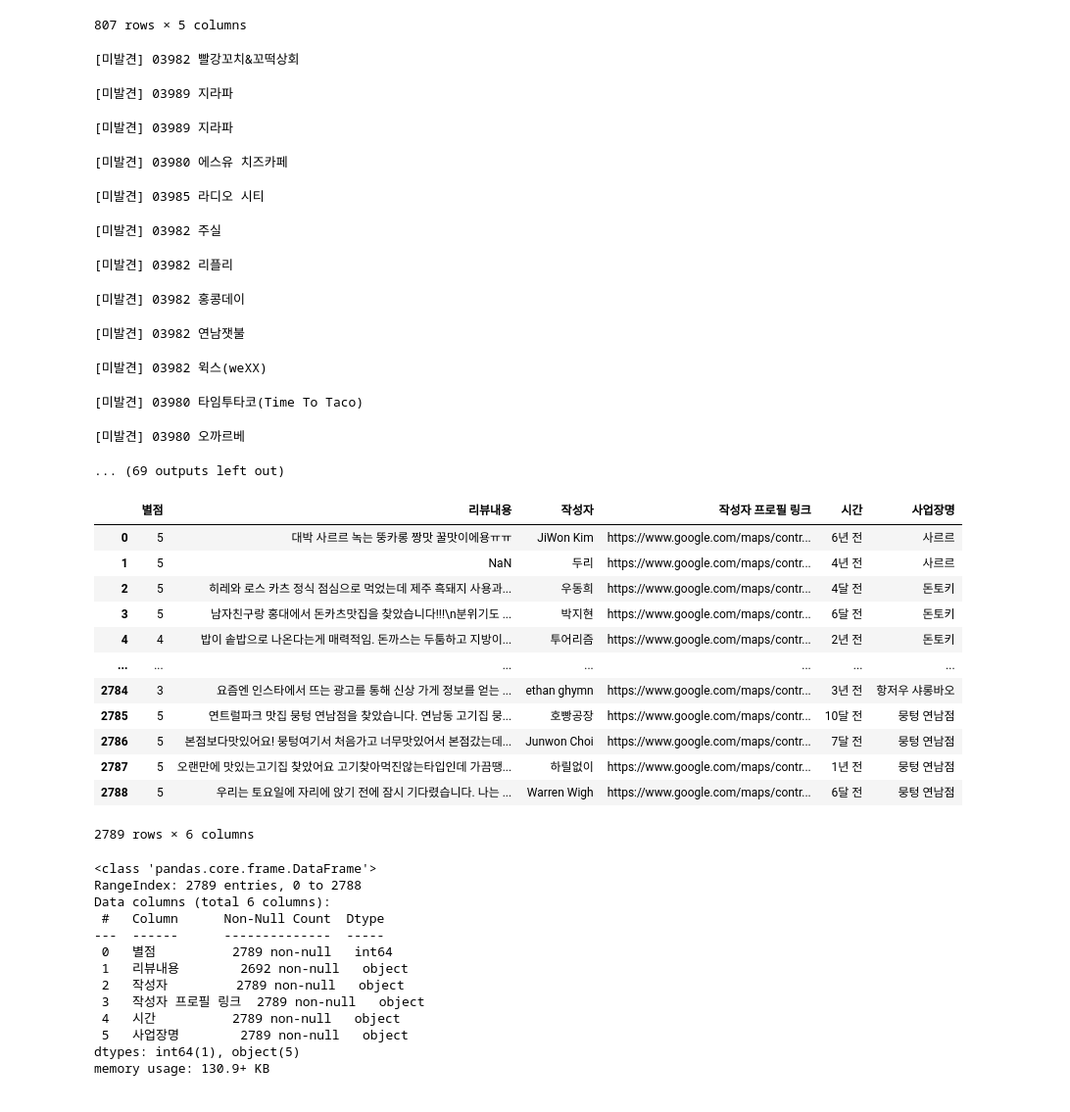
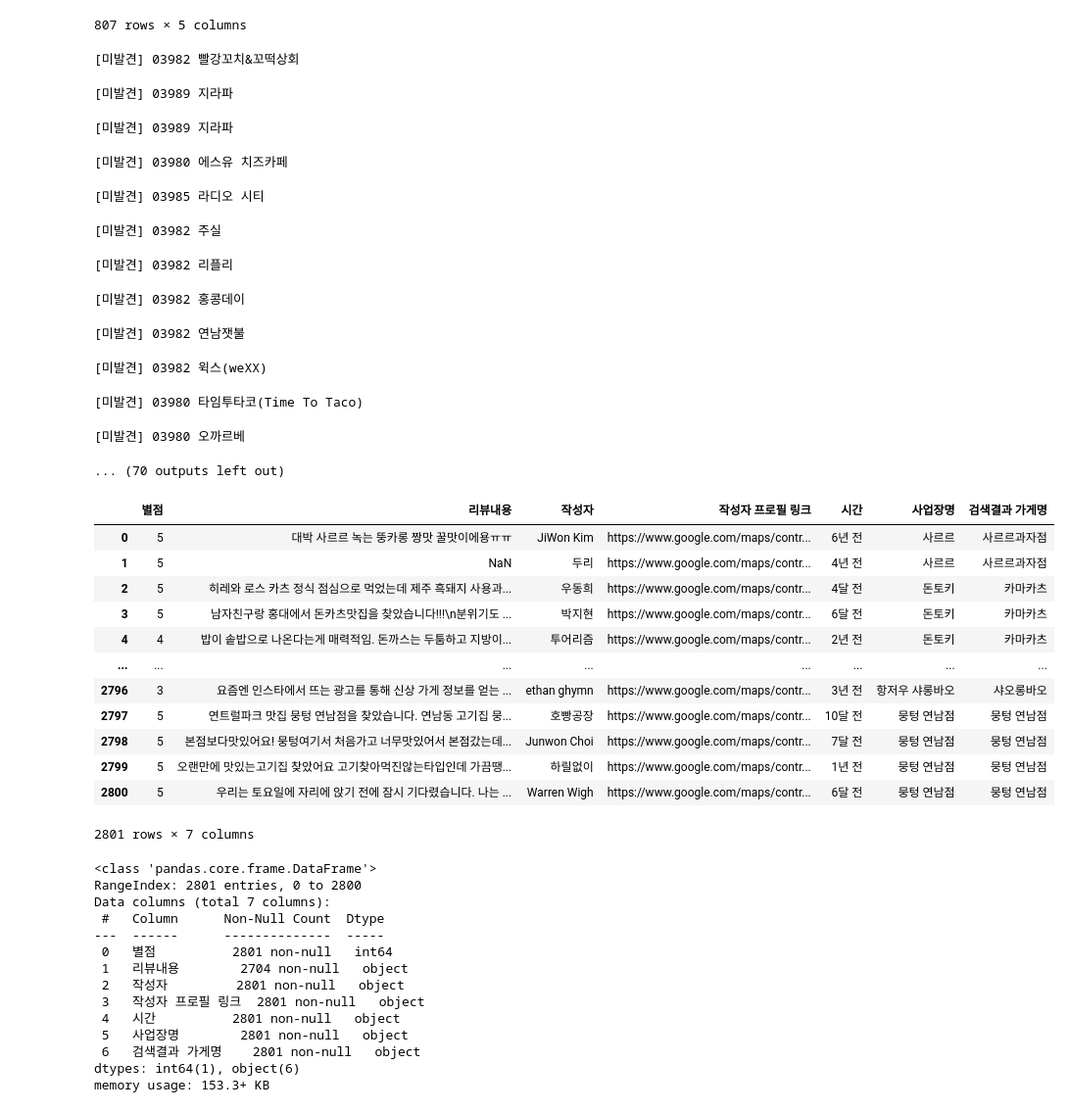
Before and after one commit to haemilia/real_matjib, a Jupyter notebook: data_collection/google_maps.ipynb, the cells around one changed output. Shown at 98% size. Saved outputs shown, nothing was run; the diff lists cells and outputs as text; code cells hidden in the pictures.

Commit message:
google maps reviews

```diff
--- a/data_collection/google_maps.ipynb
+++ b/data_collection/google_maps.ipynb
@@ -119,12 +119,14 @@ def get_place_id(query):
     params = {
         "input": query,
         "inputtype": "textquery",
-        "fields": "place_id",
+        "fields": "place_id,name",
         "key": API_KEY
     }
     res = requests.get(url, params=params).json()
     candidates = res.get("candidates")
-    return candidates[0]["place_id"] if candidates else None
+    if candidates:
+        return candidates[0]["place_id"], candidates[0]["name"]
+    return None, None
 
 def get_reviews(place_id):
     """place_id로부터 평점과 리뷰내용 가져오기"""
@@ -155,11 +157,12 @@ for i, row in tqdm(df_yeonnam.iterrows(), total=len(df_yeonnam)):
     store_name = row["사업장명"]
 
     try:
-        place_id = get_place_id(search_query)
+        place_id, place_name = get_place_id(search_query)
         if place_id:
             reviews = get_reviews(place_id)
             for review in reviews:
                 review["사업장명"] = store_name
+                review["검색결과 가게명"] = place_name
                 all_reviews.append(review)
         else:
             print(f"[미발견] {search_query}")
@@ -185,40 +188,41 @@ print("리뷰 수집 완료 및 저장 완료")
 [미발견] 03982 윅스(weXX)
 [미발견] 03980 타임투타코(Time To Taco)
 [미발견] 03980 오까르베
-... (69 outputs left out)
+... (70 outputs left out)
 # %%
-df_yeonnam_reviews_gmaps = pd.read_csv("C:/medici_class/00.프로젝트/최종_프로젝트_CV1기/yeonnam_restaurant_reviews_googlemaps.csv")
+df_yeonnam_reviews_gmaps = pd.read_csv("C:/medici_class/00.프로젝트/최종프로젝트 임시파일/yeonnam_restaurant_reviews_googlemaps.csv")
 df_yeonnam_reviews_gmaps
 # %% [output]
-|  | 별점 | 리뷰내용 | 작성자 | 작성자 프로필 링크 | 시간 | 사업장명 |
-| 0 | 5 | 대박 사르르 녹는 뚱카롱 짱맛 꿀맛이에용ㅠㅠ | JiWon Kim | https://www.google.com/maps/contr... | 6년 전 | 사르르 |
-| 1 | 5 | NaN | 두리 | https://www.google.com/maps/contr... | 4년 전 | 사르르 |
-| 2 | 5 | 히레와 로스 카츠 정식 점심으로 먹었는데 제주 흑돼지 사용과... | 우동희 | https://www.google.com/maps/contr... | 4달 전 | 돈토키 |
-| 3 | 5 | 남자친구랑 홍대에서 돈카츠맛집을 찾았습니다!!!\n분위기도 ... | 박지현 | https://www.google.com/maps/contr... | 6달 전 | 돈토키 |
-| 4 | 4 | 밥이 솥밥으로 나온다는게 매력적임. 돈까스는 두툼하고 지방이... | 투어리즘 | https://www.google.com/maps/contr... | 2년 전 | 돈토키 |
-| ... | ... | ... | ... | ... | ... | ... |
-| 2784 | 3 | 요즘엔 인스타에서 뜨는 광고를 통해 신상 가게 정보를 얻는 ... | ethan ghymn | https://www.google.com/maps/contr... | 3년 전 | 항저우 샤롱바오 |
-| 2785 | 5 | 연트럴파크 맛집 뭉텅 연남점을 찾았습니다. 연남동 고기집 뭉... | 호빵공장 | https://www.google.com/maps/contr... | 10달 전 | 뭉텅 연남점 |
-| 2786 | 5 | 본점보다맛있어요! 뭉텅여기서 처음가고 너무맛있어서 본점갔는데... | Junwon Choi | https://www.google.com/maps/contr... | 7달 전 | 뭉텅 연남점 |
-| 2787 | 5 | 오랜만에 맛있는고기집 찾았어요 고기찾아먹진않는타입인데 가끔땡... | 하릴없이 | https://www.google.com/maps/contr... | 1년 전 | 뭉텅 연남점 |
-| 2788 | 5 | 우리는 토요일에 자리에 앉기 전에 잠시 기다렸습니다. 나는 ... | Warren Wigh | https://www.google.com/maps/contr... | 6달 전 | 뭉텅 연남점 |
+|  | 별점 | 리뷰내용 | 작성자 | 작성자 프로필 링크 | 시간 | 사업장명 | 검색결과 가게명 |
+| 0 | 5 | 대박 사르르 녹는 뚱카롱 짱맛 꿀맛이에용ㅠㅠ | JiWon Kim | https://www.google.com/maps/contr... | 6년 전 | 사르르 | 사르르과자점 |
+| 1 | 5 | NaN | 두리 | https://www.google.com/maps/contr... | 4년 전 | 사르르 | 사르르과자점 |
+| 2 | 5 | 히레와 로스 카츠 정식 점심으로 먹었는데 제주 흑돼지 사용과... | 우동희 | https://www.google.com/maps/contr... | 4달 전 | 돈토키 | 카마카츠 |
+| 3 | 5 | 남자친구랑 홍대에서 돈카츠맛집을 찾았습니다!!!\n분위기도 ... | 박지현 | https://www.google.com/maps/contr... | 6달 전 | 돈토키 | 카마카츠 |
+| 4 | 4 | 밥이 솥밥으로 나온다는게 매력적임. 돈까스는 두툼하고 지방이... | 투어리즘 | https://www.google.com/maps/contr... | 2년 전 | 돈토키 | 카마카츠 |
+| ... | ... | ... | ... | ... | ... | ... | ... |
+| 2796 | 3 | 요즘엔 인스타에서 뜨는 광고를 통해 신상 가게 정보를 얻는 ... | ethan ghymn | https://www.google.com/maps/contr... | 3년 전 | 항저우 샤롱바오 | 샤오롱바오 |
+| 2797 | 5 | 연트럴파크 맛집 뭉텅 연남점을 찾았습니다. 연남동 고기집 뭉... | 호빵공장 | https://www.google.com/maps/contr... | 10달 전 | 뭉텅 연남점 | 뭉텅 연남점 |
+| 2798 | 5 | 본점보다맛있어요! 뭉텅여기서 처음가고 너무맛있어서 본점갔는데... | Junwon Choi | https://www.google.com/maps/contr... | 7달 전 | 뭉텅 연남점 | 뭉텅 연남점 |
+| 2799 | 5 | 오랜만에 맛있는고기집 찾았어요 고기찾아먹진않는타입인데 가끔땡... | 하릴없이 | https://www.google.com/maps/contr... | 1년 전 | 뭉텅 연남점 | 뭉텅 연남점 |
+| 2800 | 5 | 우리는 토요일에 자리에 앉기 전에 잠시 기다렸습니다. 나는 ... | Warren Wigh | https://www.google.com/maps/contr... | 6달 전 | 뭉텅 연남점 | 뭉텅 연남점 |
-2789 rows × 6 columns
+2801 rows × 7 columns
 # %%
 df_yeonnam_reviews_gmaps.info()
 # %% [output]
 <class 'pandas.core.frame.DataFrame'>
-RangeIndex: 2789 entries, 0 to 2788
-Data columns (total 6 columns):
+RangeIndex: 2801 entries, 0 to 2800
+Data columns (total 7 columns):
  #   Column      Non-Null Count  Dtype
 ---  ------      --------------  -----
- 0   별점          2789 non-null   int64
- 1   리뷰내용        2692 non-null   object
- 2   작성자         2789 non-null   object
- 3   작성자 프로필 링크  2789 non-null   object
- 4   시간          2789 non-null   object
- 5   사업장명        2789 non-null   object
-dtypes: int64(1), object(5)
-memory usage: 130.9+ KB
+ 0   별점          2801 non-null   int64
+ 1   리뷰내용        2704 non-null   object
+ 2   작성자         2801 non-null   object
+ 3   작성자 프로필 링크  2801 non-null   object
+ 4   시간          2801 non-null   object
+ 5   사업장명        2801 non-null   object
+ 6   검색결과 가게명    2801 non-null   object
+dtypes: int64(1), object(6)
+memory usage: 153.3+ KB
 # %%
 df_yeonnam_reviews_gmaps['사업장명'].value_counts()
 # %% [output]
```
Also changed, not shown: parts of 3 cells of this notebook, 1 other file.
